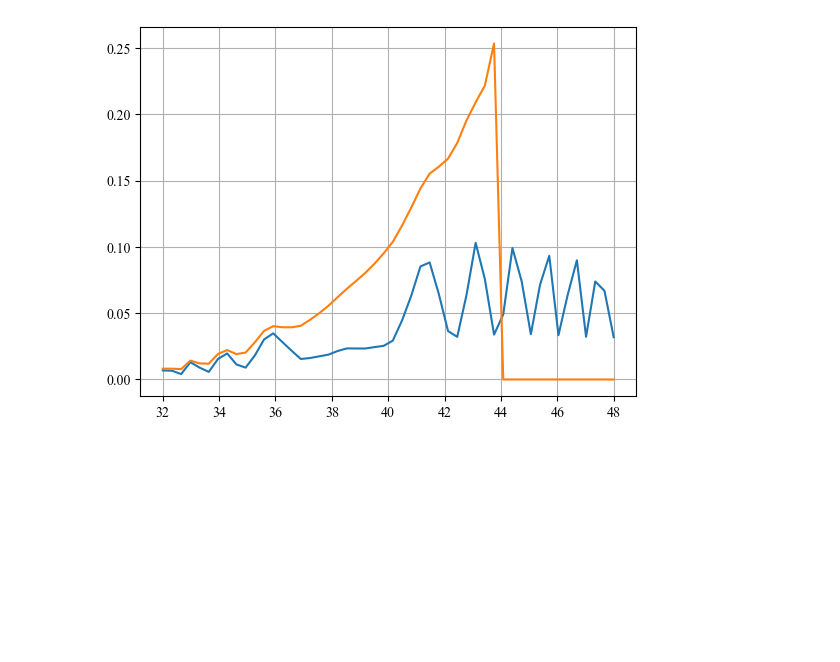
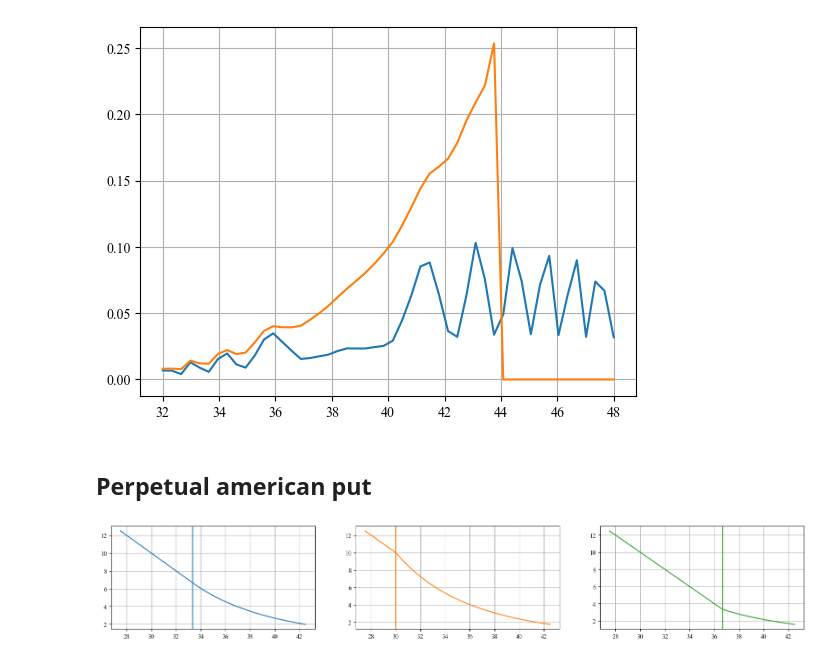
Before and after one commit to dolmatovas/hse_lectures, a Jupyter notebook: notebooks/Lecture 6.ipynb, the cells around one changed output. Saved outputs shown, nothing was run; the diff lists cells and outputs as text; code cells hidden in the pictures; blank space fills up the shorter version.

```diff
--- a/notebooks/Lecture 6.ipynb
+++ b/notebooks/Lecture 6.ipynb
@@ -91,3 +91,45 @@ plt.show()
 # %% [output]
 [figure]
 [figure]
+# %% [markdown]
+## Perpetual american put
+# %%
+plt.rcParams["font.family"] = "serif"
+plt.rcParams["font.serif"] = ["Times New Roman"]
+
+K = 40
+s = np.linspace(27.5, 42.5, 1000)
+r = 0.1
+sigma = 0.2
+gamma = -2 * r / sigma ** 2
+
+def get_value(s, L):
+    v1 = K - s
+    v2 = (K - L) * (s / L) ** (gamma)
+    res = np.zeros_like(s)
+    res[s < L] = v1[s < L]
+    res[s >= L] = v2[s >= L]
+    return res
+
+Lstar = 2 * r / (2 * r + sigma ** 2) * K
+
+Llow = Lstar * 0.9
+Lhigh = Lstar * 1.1
+
+fig, ax = plt.subplots(1, 3, figsize=(20, 3))
+ax[0].plot(s, get_value(s, Lstar), color='C0')
+ax[0].grid()
+ax[0].axvline(Lstar, color='C0')
+
+ax[1].plot(s, get_value(s, Llow), color='C1')
+ax[1].grid()
+ax[1].axvline(Llow, color='C1')
+
+ax[2].plot(s, get_value(s, Lhigh), color='C2')
+ax[2].grid()
+ax[2].axvline(Lhigh, color='C2')
+plt.show()
+#plt.plot(s, get_value(s, Llow), '--', lw=1)
+#plt.plot(s, get_value(s, Lhigh), '--', lw=1)
+# %% [output]
+[figure, added]
```
Also changed, not shown: parts of 1 cell of this notebook, 8 other files.
